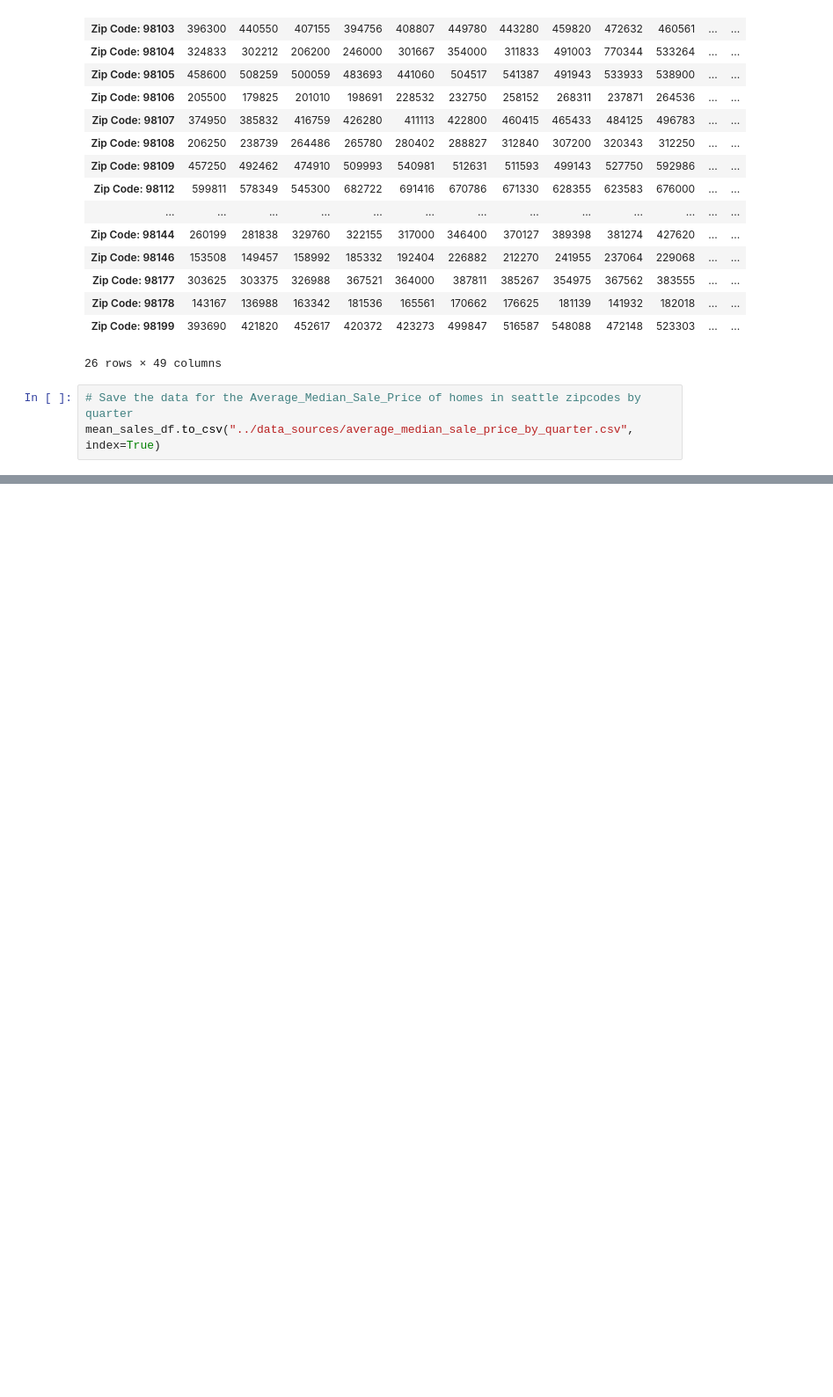
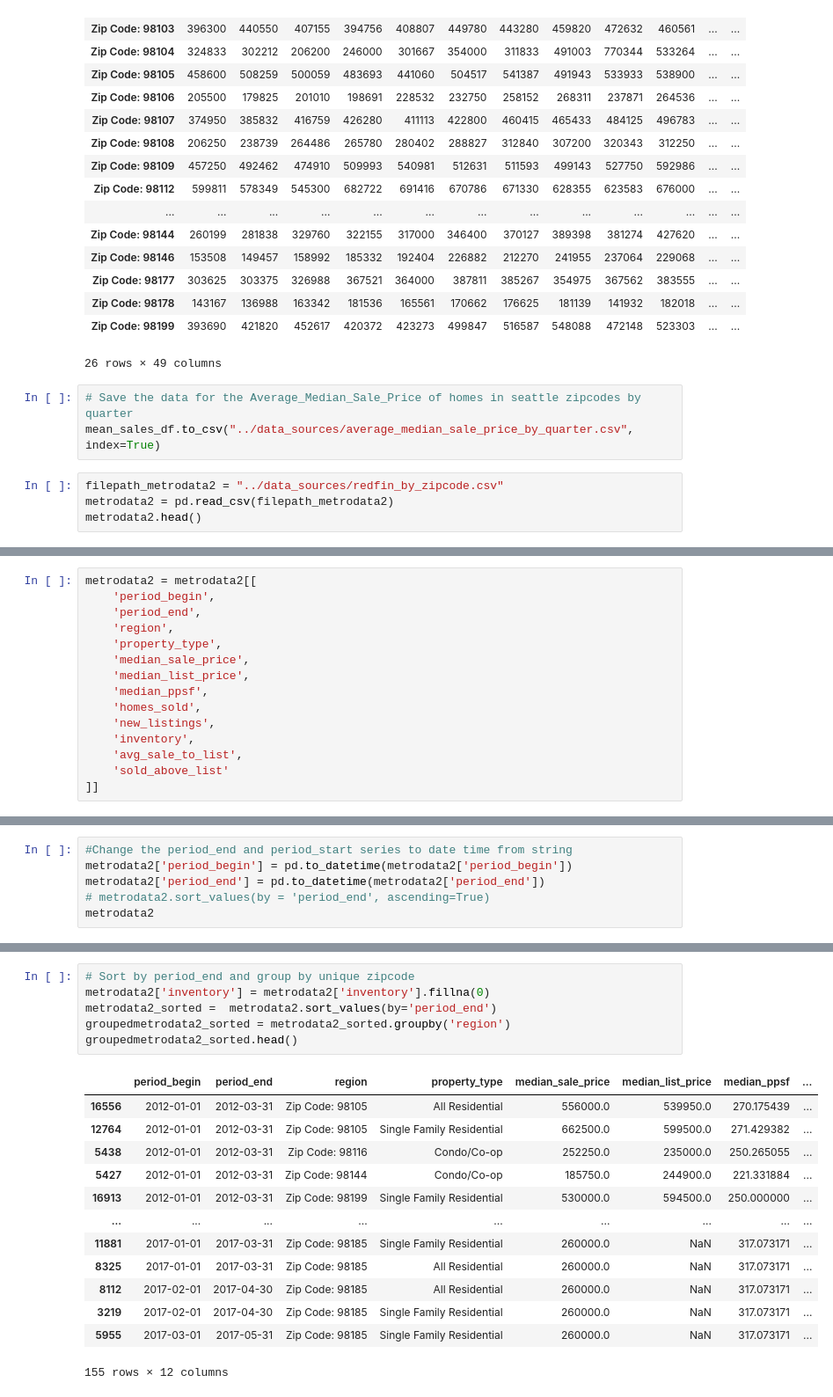
Before and after one commit to dylandevens/Housing_Project_rent_or_buy, a Jupyter notebook: Dylan/manipulation.ipynb, the cells around one changed output, grey strips where cells are left out. Shown at 88% size. Drawn from its saved outputs; the diff is of its cells as text; blank space fills up the shorter version.

```diff
--- a/Dylan/manipulation.ipynb
+++ b/Dylan/manipulation.ipynb
@@ -484,3 +484,7 @@ mean_sales_df
 # %%
 # Save the data for the Average_Median_Sale_Price of homes in seattle zipcodes by quarter
 mean_sales_df.to_csv("../data_sources/average_median_sale_price_by_quarter.csv", index=True)
+# %%
+filepath_metrodata2 = "../data_sources/redfin_by_zipcode.csv"
+metrodata2 = pd.read_csv(filepath_metrodata2)
+metrodata2.head()
@@ -486,0 +498,15 @@ mean_sales_df.to_csv("../data_sources/average_median_sale_price_by_quarter.csv",
+# %%
+metrodata2 = metrodata2[[
+    'period_begin',
+    'period_end',
+    'region',
+    'property_type',
+    'median_sale_price',
+    'median_list_price',
+    'median_ppsf',
+    'homes_sold',
+    'new_listings',
+    'inventory',
+    'avg_sale_to_list',
+    'sold_above_list'
+]]
@@ -486,0 +519,6 @@ mean_sales_df.to_csv("../data_sources/average_median_sale_price_by_quarter.csv",
+# %%
+#Change the period_end and period_start series to date time from string
+metrodata2['period_begin'] = pd.to_datetime(metrodata2['period_begin'])
+metrodata2['period_end'] = pd.to_datetime(metrodata2['period_end'])
+# metrodata2.sort_values(by = 'period_end', ascending=True)
+metrodata2
@@ -486,0 +539,20 @@ mean_sales_df.to_csv("../data_sources/average_median_sale_price_by_quarter.csv",
+# %%
+# Sort by period_end and group by unique zipcode
+metrodata2['inventory'] = metrodata2['inventory'].fillna(0)
+metrodata2_sorted =  metrodata2.sort_values(by='period_end')
+groupedmetrodata2_sorted = metrodata2_sorted.groupby('region')
+groupedmetrodata2_sorted.head()
+# %% [output]
+|  | period_begin | period_end | region | property_type | median_sale_price | median_list_price | median_ppsf | ... |
+| 16556 | 2012-01-01 | 2012-03-31 | Zip Code: 98105 | All Residential | 556000.0 | 539950.0 | 270.175439 | ... |
+| 12764 | 2012-01-01 | 2012-03-31 | Zip Code: 98105 | Single Family Residential | 662500.0 | 599500.0 | 271.429382 | ... |
+| 5438 | 2012-01-01 | 2012-03-31 | Zip Code: 98116 | Condo/Co-op | 252250.0 | 235000.0 | 250.265055 | ... |
+| 5427 | 2012-01-01 | 2012-03-31 | Zip Code: 98144 | Condo/Co-op | 185750.0 | 244900.0 | 221.331884 | ... |
+| 16913 | 2012-01-01 | 2012-03-31 | Zip Code: 98199 | Single Family Residential | 530000.0 | 594500.0 | 250.000000 | ... |
+| ... | ... | ... | ... | ... | ... | ... | ... | ... |
+| 11881 | 2017-01-01 | 2017-03-31 | Zip Code: 98185 | Single Family Residential | 260000.0 | NaN | 317.073171 | ... |
+| 8325 | 2017-01-01 | 2017-03-31 | Zip Code: 98185 | All Residential | 260000.0 | NaN | 317.073171 | ... |
+| 8112 | 2017-02-01 | 2017-04-30 | Zip Code: 98185 | All Residential | 260000.0 | NaN | 317.073171 | ... |
+| 3219 | 2017-02-01 | 2017-04-30 | Zip Code: 98185 | Single Family Residential | 260000.0 | NaN | 317.073171 | ... |
+| 5955 | 2017-03-01 | 2017-05-31 | Zip Code: 98185 | Single Family Residential | 260000.0 | NaN | 317.073171 | ... |
+155 rows × 12 columns
```
Also changed, not shown: parts of 16 cells of this notebook, 4 other files.
